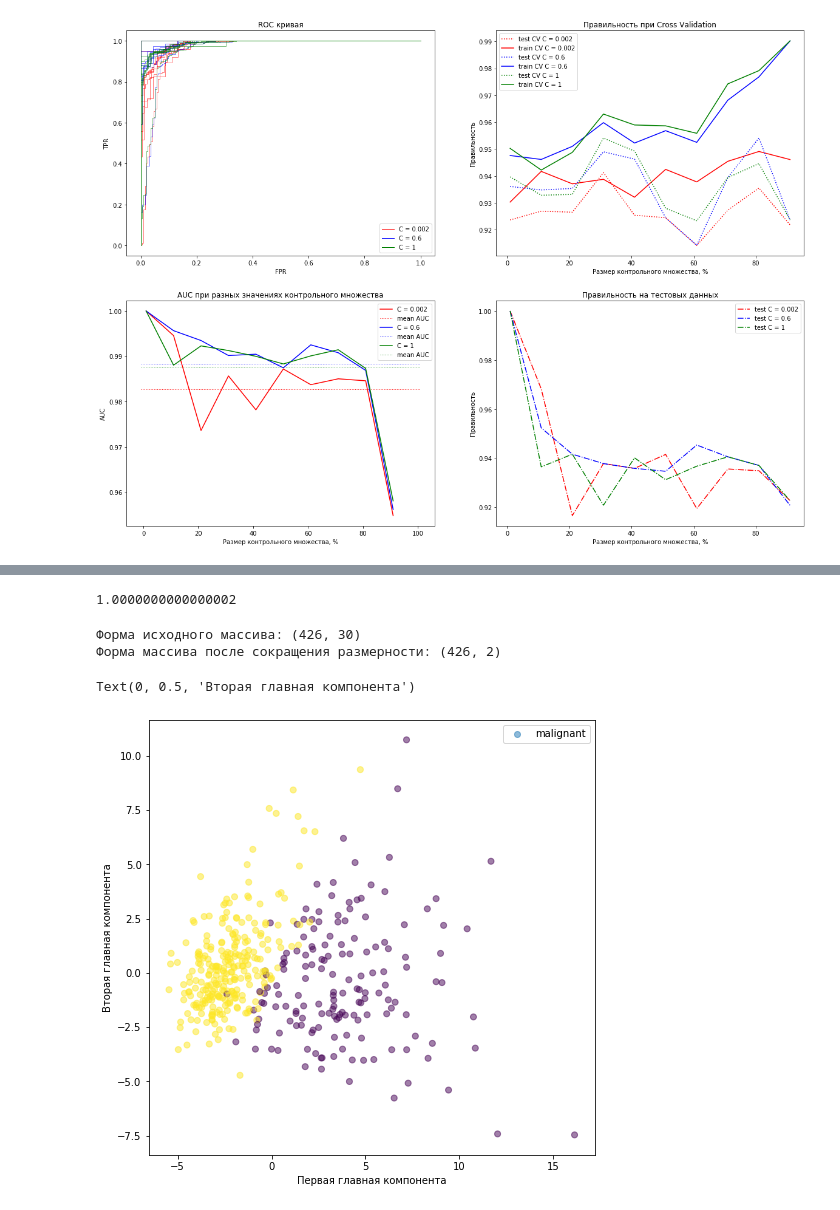
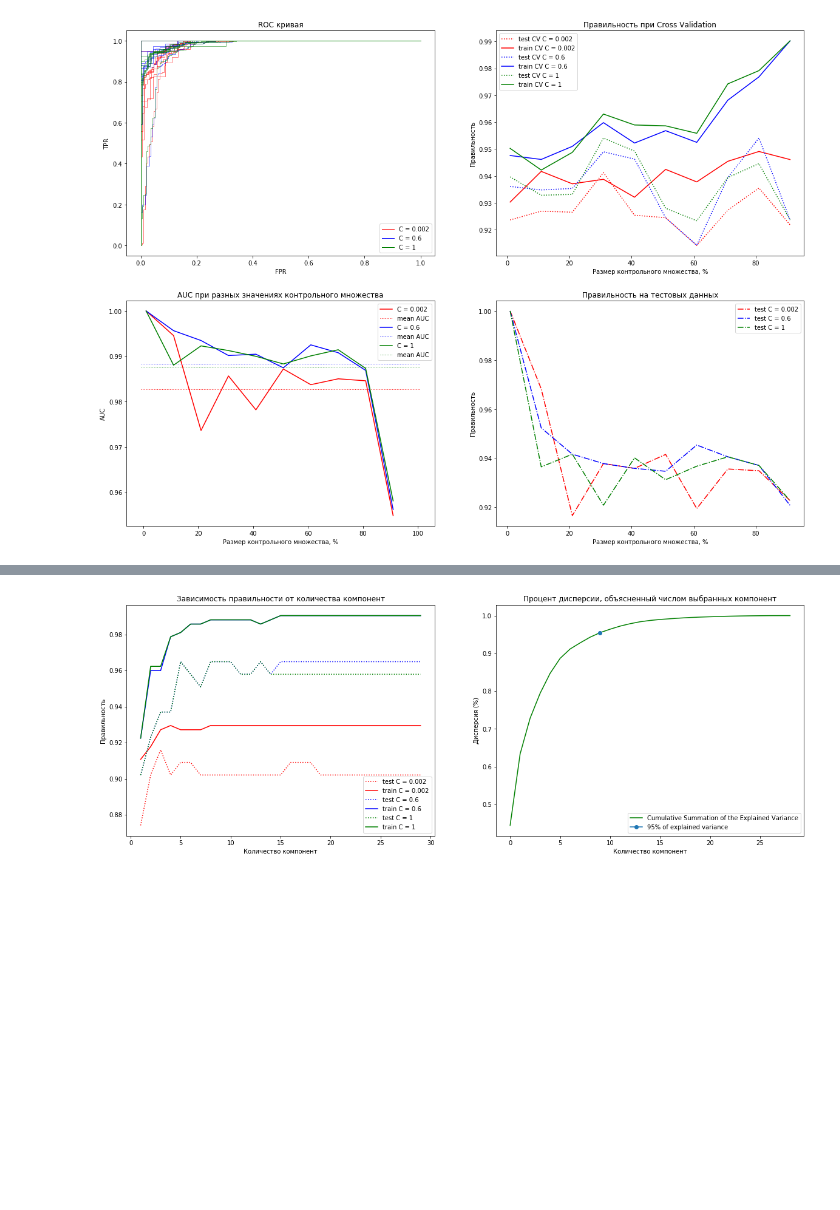
Before and after one commit to KarrieH/Breast_Can-er_training_ScikitLearn, a Jupyter notebook: log_reg_CancerData.ipynb, the cells around one changed output, grey strips where cells are left out. Cells and saved outputs as stored; diff of their text form; code cells hidden in the pictures; blank space fills up the shorter version.

```diff
--- a/log_reg_CancerData.ipynb
+++ b/log_reg_CancerData.ipynb
@@ -776,37 +783,53 @@ scaler = StandardScaler()
 scaler.fit(X_train)
 X_train_scaled = scaler.transform(X_train)
 X_test_scaled = scaler.transform(X_test)
-# %%
-np.var(X_train_scaled)
-# %% [output]
-1.0000000000000002
-# %%
-# применяем метод PCA (главныйх компонент), чтобы снизить размерность данных (с меньшей потерей информации)
-
-from sklearn.decomposition import PCA
-pca = PCA(n_components = 2).fit(X_train_scaled) # оставляем 2 главные компоненты,
-                                                # чтобы данные можно было отрисовать график
-
-X_train_pca = pca.transform(X_train_scaled)
-X_test_pca = pca.transform(X_test_scaled)
-
-print("Форма исходного массива: {}".format(str(X_train_scaled.shape)))
-print("Форма массива после сокращения размерности: {}".format(str(X_train_pca.shape)))
-# %% [output]
-Форма исходного массива: (426, 30)
-Форма массива после сокращения размерности: (426, 2)
-# %%
-# строим график
-plt.figure(figsize=(8, 8))
-plt.scatter(X_train_pca[:,0],X_train_pca[:,1], c = y_train, alpha= 0.5)
-
-plt.legend(cancer.target_names)
-
-plt.xlabel("Первая главная компонента")
-plt.ylabel("Вторая главная компонента")
-# %% [output]
-Text(0, 0.5, 'Вторая главная компонента')
-[figure, removed]
+# %%
+gridsize = (1,2)
+fig = plt.figure(figsize=(20, 7))
+ax1 = plt.subplot2grid(gridsize, (0, 0))
+ax2 = plt.subplot2grid(gridsize, (0, 1))
+
+
+
+components = np.arange(1,30,1)
+
+for c, col in zip([0.002, 0.6, 1],['r','b','g']):
+    train = []
+    test = []
+    for n_components in components:
+        pca = PCA(n_components = n_components).fit(X_train_scaled)
+        X_train_pca = pca.transform(X_train_scaled)
+        X_test_pca = pca.transform(X_test_scaled)
+
+        log_reg = LogisticRegression(C = c)
+        log_reg.fit(X_train_pca, y_train)
+
+        train_score = log_reg.score(X_train_pca,y_train)
+        train.append(train_score)
+        test_score = log_reg.score(X_test_pca,y_test)
+        test.append(test_score)
+
+    ax1.plot(components,test, label = 'test C = {}'.format(c), linestyle='dotted', c = col)
+    ax1.plot(components,train, label = 'train C = {}'.format(c), c = col)
+    ax1.set_xlabel('Количество компонент')
+    ax1.set_ylabel('Правильность')
+    ax1.legend(loc = 'best')
+    ax1.set_title('Зависимость правильности от количества компонент')
+
+
+point = np.argmin(np.abs(np.cumsum(pca.explained_variance_ratio_)-0.95))
+ax2.plot(np.cumsum(pca.explained_variance_ratio_), label = 'Cumulative Summation of the Explained Variance',
+             c=col)
+ax2.plot(components[point-1], np.cumsum(pca.explained_variance_ratio_)[point],
+             marker ='o',label = '95% of explained variance' )
+ax2.set_xlabel('Количество компонент')
+ax2.set_ylabel('Дисперсия (%)')
+ax2.legend(loc = 'best')
+ax2.set_title('Процент дисперсии, объясненный числом выбранных компонент')
+
+plt.show()
+# %% [output]
+[figure, added]
 # %%
 # Теперь мы можем использовать новое представление, чтобы классифицировать данные
 # используя классификатор LinearSVC
```
Also changed, not shown: parts of 69 cells of this notebook, 1 other file.
